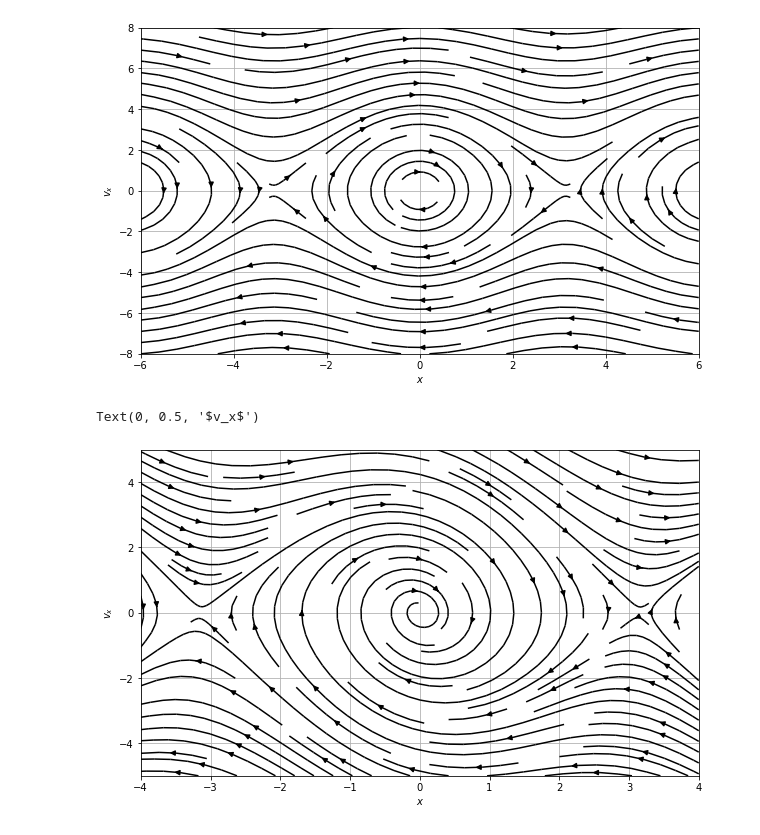
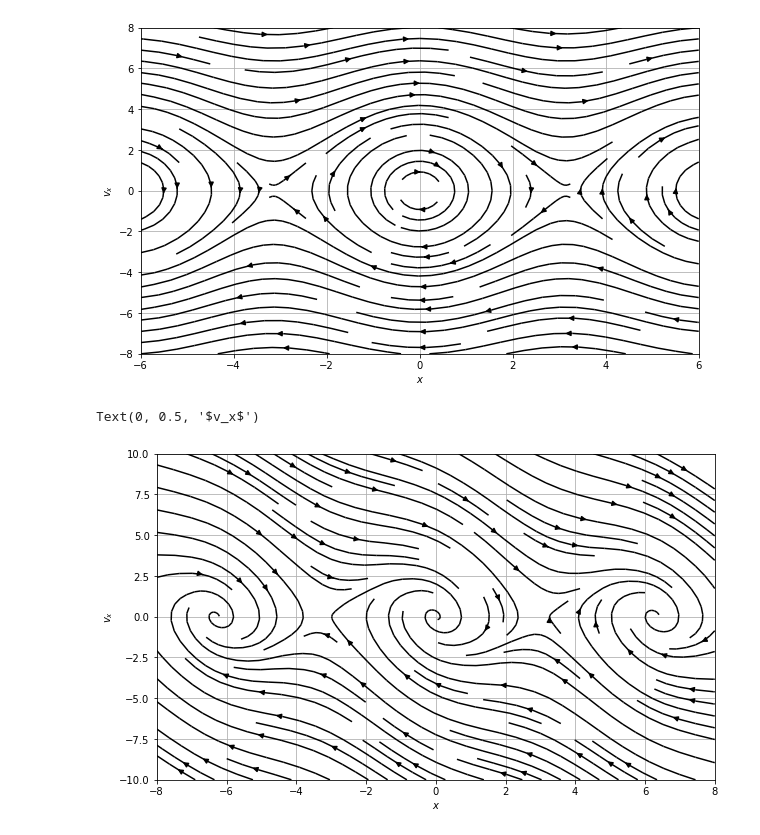
Before and after one commit to dannycab/phy415msu, a Jupyter notebook: MMIPbook/content/2_oscillations/SOL-activity-SHO_and_Large_Angles.ipynb, the cells around one changed output. Drawn from its saved outputs; the diff is of its cells as text; code cells hidden in the pictures.

```diff
--- a/MMIPbook/content/2_oscillations/SOL-activity-SHO_and_Large_Angles.ipynb
+++ b/MMIPbook/content/2_oscillations/SOL-activity-SHO_and_Large_Angles.ipynb
@@ -327,7 +327,7 @@ omega0 = 2
 N = 20
 
 x = np.linspace(-6.0, 6.0, N)
-vx = np.linspace(-8.0, 8.0, N)
+vx = np.linspace(-8, 8.0, N)
 
 X, VX = np.meshgrid(x, vx)
 
@@ -369,25 +369,26 @@ def ComputeLAPDragPhase(X, VX, omega0, beta):
     return xdot, vxdot
 # %%
 omega0 = 2
-beta = 0.5
+beta = 1.0
 N = 16
 
 xlim=4.0
 ylim=5.0
 
-x = np.linspace(-xlim, xlim, N)
-vx = np.linspace(-ylim, ylim, N)
+x = np.linspace(-2*xlim, 2*xlim, N)
+vx = np.linspace(-2*ylim, 2*ylim, N)
 
 X, VX = np.meshgrid(x, vx)
 
 xdot, vxdot = ComputeLAPDragPhase(X, VX, omega0, beta)
 
 ax = plt.figure(figsize=(10,6))
 Q = plt.streamplot(X, VX, xdot, vxdot, color='k')
 plt.grid()
 
 plt.xlabel('$x$')
+
 plt.ylabel('$v_x$')
 # %% [output]
 Text(0, 0.5, '$v_x$')
-[figure, old version]
+[figure, new version]
```
Also changed, not shown: 33 other files.
